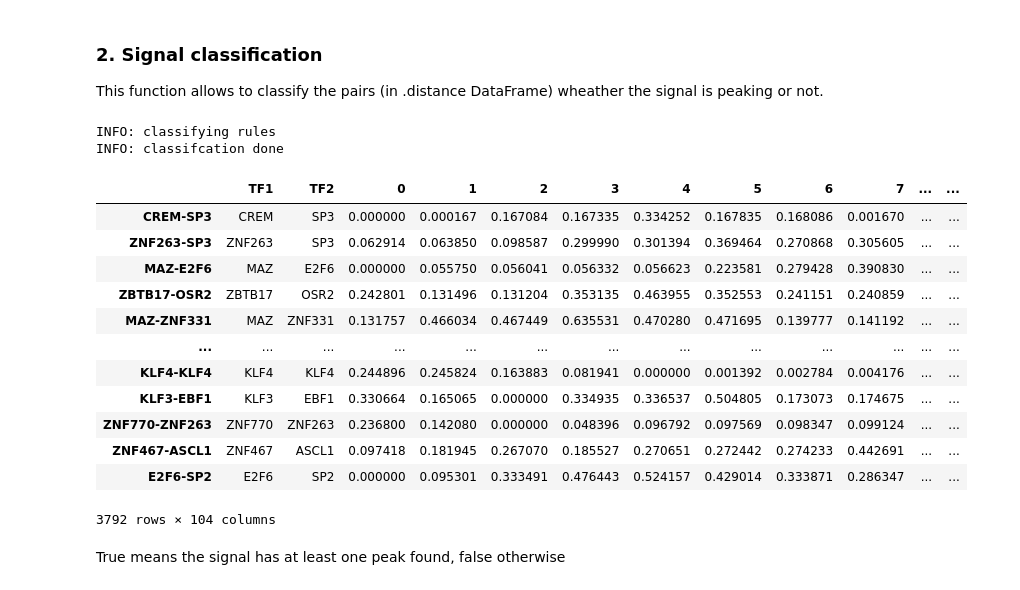
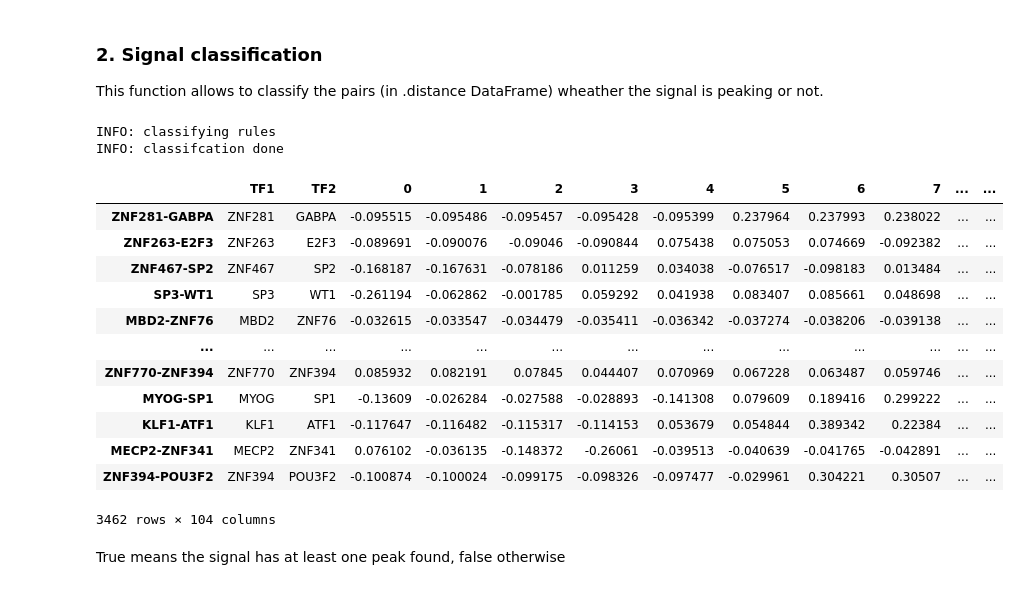
Before and after one commit to loosolab/TF-COMB, a Jupyter notebook: examples/Distance_analysis.ipynb, the cells around one changed output. Cells and saved outputs as stored; diff of their text form; code cells hidden in the pictures.

```diff
--- a/examples/Distance_analysis.ipynb
+++ b/examples/Distance_analysis.ipynb
@@ -439,22 +468,22 @@ Length: 200, dtype: int64
 This function allows to classify the pairs (in .distance DataFrame) wheather the signal is peaking or not.
 # %%
 selection.distObj.classify_rules()
-selection.distObj.smoothed.sort_values(by="isPeaking")
+selection.distObj.datasource.sort_values(by="isPeaking")
 # %% [output]
 INFO: classifying rules
 INFO: classifcation done
 |  | TF1 | TF2 | 0 | 1 | 2 | 3 | 4 | 5 | 6 | 7 | ... | ... |
-| CREM-SP3 | CREM | SP3 | 0.000000 | 0.000167 | 0.167084 | 0.167335 | 0.334252 | 0.167835 | 0.168086 | 0.001670 | ... | ... |
-| ZNF263-SP3 | ZNF263 | SP3 | 0.062914 | 0.063850 | 0.098587 | 0.299990 | 0.301394 | 0.369464 | 0.270868 | 0.305605 | ... | ... |
-| MAZ-E2F6 | MAZ | E2F6 | 0.000000 | 0.055750 | 0.056041 | 0.056332 | 0.056623 | 0.223581 | 0.279428 | 0.390830 | ... | ... |
-| ZBTB17-OSR2 | ZBTB17 | OSR2 | 0.242801 | 0.131496 | 0.131204 | 0.353135 | 0.463955 | 0.352553 | 0.241151 | 0.240859 | ... | ... |
-| MAZ-ZNF331 | MAZ | ZNF331 | 0.131757 | 0.466034 | 0.467449 | 0.635531 | 0.470280 | 0.471695 | 0.139777 | 0.141192 | ... | ... |
+| ZNF281-GABPA | ZNF281 | GABPA | -0.095515 | -0.095486 | -0.095457 | -0.095428 | -0.095399 | 0.237964 | 0.237993 | 0.238022 | ... | ... |
+| ZNF263-E2F3 | ZNF263 | E2F3 | -0.089691 | -0.090076 | -0.09046 | -0.090844 | 0.075438 | 0.075053 | 0.074669 | -0.092382 | ... | ... |
+| ZNF467-SP2 | ZNF467 | SP2 | -0.168187 | -0.167631 | -0.078186 | 0.011259 | 0.034038 | -0.076517 | -0.098183 | 0.013484 | ... | ... |
+| SP3-WT1 | SP3 | WT1 | -0.261194 | -0.062862 | -0.001785 | 0.059292 | 0.041938 | 0.083407 | 0.085661 | 0.048698 | ... | ... |
+| MBD2-ZNF76 | MBD2 | ZNF76 | -0.032615 | -0.033547 | -0.034479 | -0.035411 | -0.036342 | -0.037274 | -0.038206 | -0.039138 | ... | ... |
 | ... | ... | ... | ... | ... | ... | ... | ... | ... | ... | ... | ... | ... |
-| KLF4-KLF4 | KLF4 | KLF4 | 0.244896 | 0.245824 | 0.163883 | 0.081941 | 0.000000 | 0.001392 | 0.002784 | 0.004176 | ... | ... |
-| KLF3-EBF1 | KLF3 | EBF1 | 0.330664 | 0.165065 | 0.000000 | 0.334935 | 0.336537 | 0.504805 | 0.173073 | 0.174675 | ... | ... |
-| ZNF770-ZNF263 | ZNF770 | ZNF263 | 0.236800 | 0.142080 | 0.000000 | 0.048396 | 0.096792 | 0.097569 | 0.098347 | 0.099124 | ... | ... |
-| ZNF467-ASCL1 | ZNF467 | ASCL1 | 0.097418 | 0.181945 | 0.267070 | 0.185527 | 0.270651 | 0.272442 | 0.274233 | 0.442691 | ... | ... |
-| E2F6-SP2 | E2F6 | SP2 | 0.000000 | 0.095301 | 0.333491 | 0.476443 | 0.524157 | 0.429014 | 0.333871 | 0.286347 | ... | ... |
+| ZNF770-ZNF394 | ZNF770 | ZNF394 | 0.085932 | 0.082191 | 0.07845 | 0.044407 | 0.070969 | 0.067228 | 0.063487 | 0.059746 | ... | ... |
+| MYOG-SP1 | MYOG | SP1 | -0.13609 | -0.026284 | -0.027588 | -0.028893 | -0.141308 | 0.079609 | 0.189416 | 0.299222 | ... | ... |
+| KLF1-ATF1 | KLF1 | ATF1 | -0.117647 | -0.116482 | -0.115317 | -0.114153 | 0.053679 | 0.054844 | 0.389342 | 0.22384 | ... | ... |
+| MECP2-ZNF341 | MECP2 | ZNF341 | 0.076102 | -0.036135 | -0.148372 | -0.26061 | -0.039513 | -0.040639 | -0.041765 | -0.042891 | ... | ... |
+| ZNF394-POU3F2 | ZNF394 | POU3F2 | -0.100874 | -0.100024 | -0.099175 | -0.098326 | -0.097477 | -0.029961 | 0.304221 | 0.30507 | ... | ... |
-3792 rows × 104 columns
+3462 rows × 104 columns
 # %% [markdown]
 True means the signal has at least one peak found, false otherwise
```
Also changed, not shown: parts of 41 cells of this notebook.
